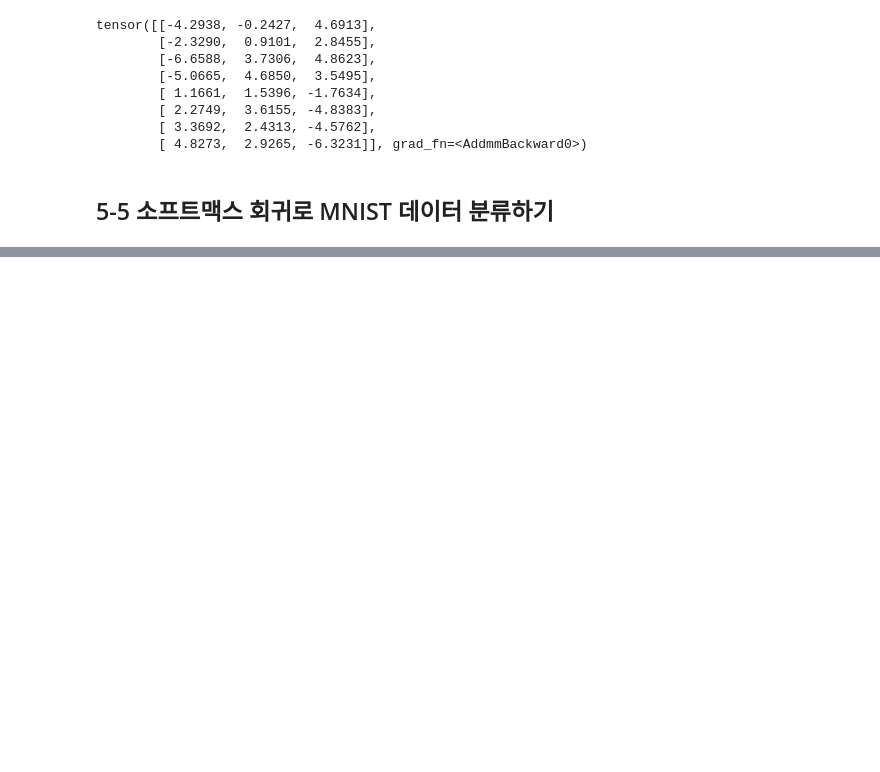
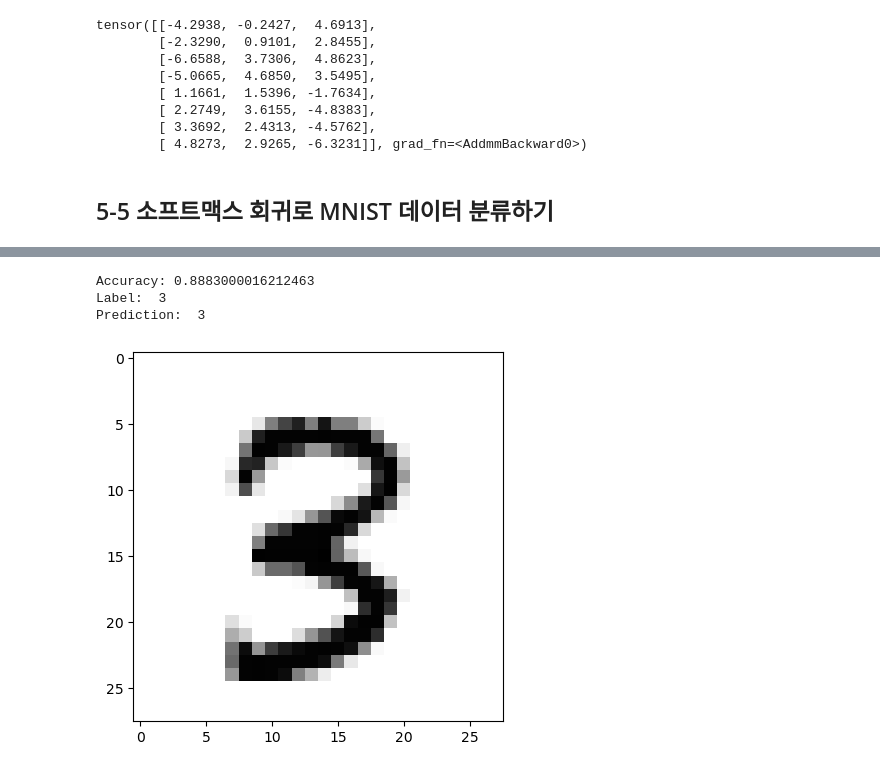
Before and after one commit to Steven0914/practice, a Jupyter notebook: Pytorch/5단원.ipynb, the cells around one changed output, grey strips where cells are left out. Saved outputs shown, nothing was run; the diff lists cells and outputs as text; code cells hidden in the pictures; blank space fills up the shorter version.

```diff
--- a/Pytorch/5단원.ipynb
+++ b/Pytorch/5단원.ipynb
@@ -316,0 +325,4 @@ tensor([[-4.2938, -0.2427,  4.6913],
+# %%
+USE_CUDA = torch.cuda.is_available()
+device = torch.device("cuda" if USE_CUDA else "cpu")
+print("다음기기로 학습합니다.", device)
@@ -316,0 +340,11 @@ tensor([[-4.2938, -0.2427,  4.6913],
+# %%
+# MNIST dataset
+mnist_train = dsets.MNIST(root='MNIST_data/', # 다운받을 경로
+                          train=True, # 이걸 true로 주면 훈련데이터를, false면 테스트데이터
+                          transform=transforms.ToTensor(), # 텐서로 변환해줌
+                          download=True) # 해당 경로에 없으면 다운로드 받겠다는 의미
+
+mnist_test = dsets.MNIST(root='MNIST_data/',
+                         train=False,
+                         transform=transforms.ToTensor(),
+                         download=True)
@@ -316,0 +375,7 @@ tensor([[-4.2938, -0.2427,  4.6913],
+# %%
+# MNIST data image of shape 28 * 28 = 784
+linear = nn.Linear(784, 10, bias=True).to(device)
+# 입력차원 784 출력 차원 10
+# to 함수는 모델의 매개변수를 지정한 장치의 메모리로 보냄
+# cpu면 따로 명시할 필요가 없지만, gpu면 지정해줄 필요가 있음
+# bias는 편향 b를 사용할건지를 나타냄. 디폴트가 True
@@ -316,0 +425,27 @@ tensor([[-4.2938, -0.2427,  4.6913],
+# %%
+# 테스트 데이터를 사용하여 모델을 테스트한다.
+with torch.no_grad(): # torch.no_grad()를 하면 gradient 계산을 수행하지 않는다.
+    X_test = mnist_test.test_data.view(-1, 28 * 28).float().to(device)
+    Y_test = mnist_test.test_labels.to(device)
+
+    prediction = linear(X_test)
+    correct_prediction = torch.argmax(prediction, 1) == Y_test
+    accuracy = correct_prediction.float().mean()
+    print('Accuracy:', accuracy.item())
+
+    # MNIST 테스트 데이터에서 무작위로 하나를 뽑아서 예측을 해본다
+    r = random.randint(0, len(mnist_test) - 1)
+    X_single_data = mnist_test.test_data[r:r + 1].view(-1, 28 * 28).float().to(device)
+    Y_single_data = mnist_test.test_labels[r:r + 1].to(device)
+
+    print('Label: ', Y_single_data.item())
+    single_prediction = linear(X_single_data)
+    print('Prediction: ', torch.argmax(single_prediction, 1).item())
+
+    plt.imshow(mnist_test.test_data[r:r + 1].view(28, 28), cmap='Greys', interpolation='nearest')
+    plt.show()
+# %% [output]
+Accuracy: 0.8883000016212463
+Label:  3
+Prediction:  3
+[figure, added]
```
Also changed, not shown: parts of 8 cells of this notebook.
